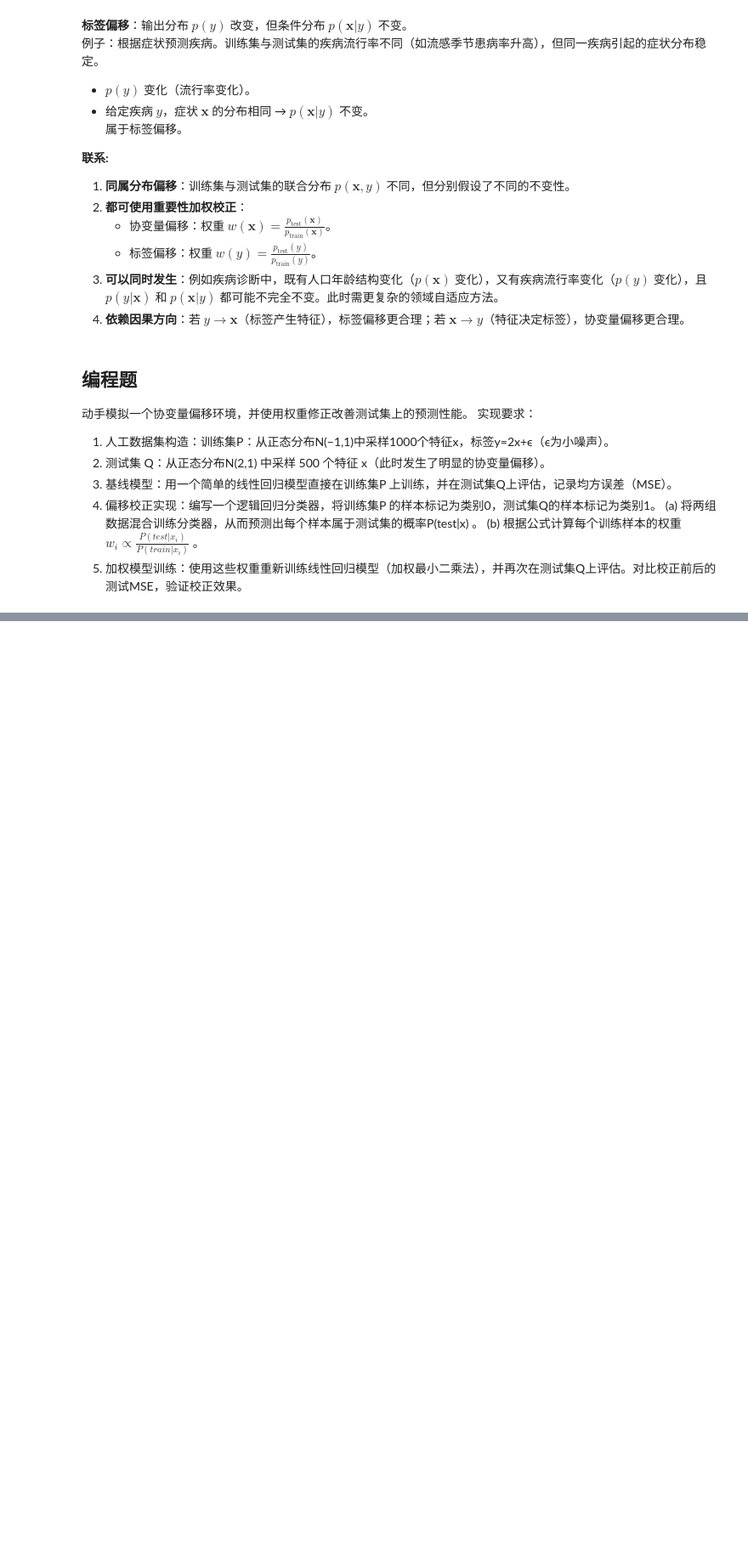
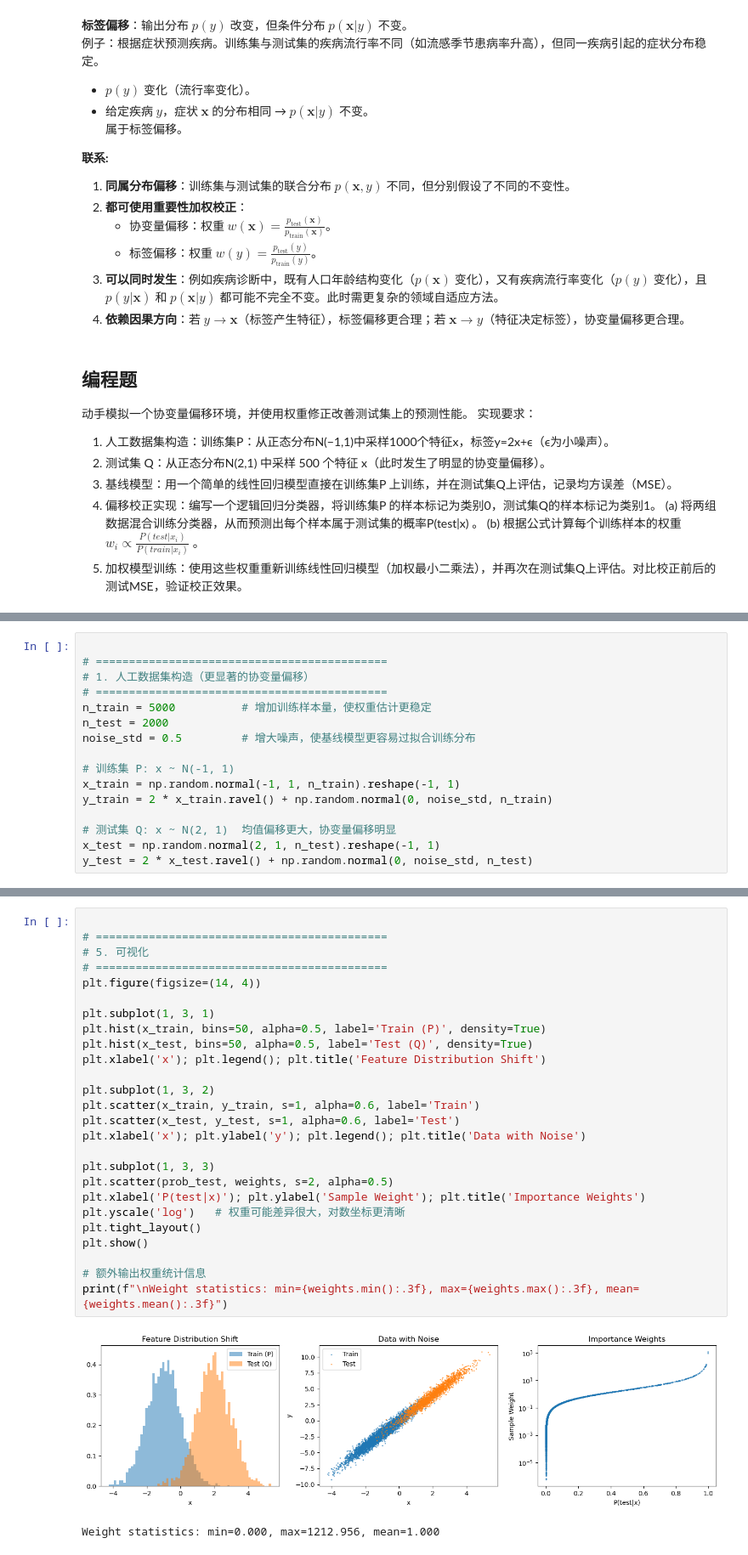
Before and after one commit to MIsshenJY/DL, a Jupyter notebook: 作业/HW02-20234080421-谌洁雅.ipynb, the cells around one changed output, grey strips where cells are left out. Shown at 85% size. Saved outputs shown, nothing was run; the diff lists cells and outputs as text; blank space fills up the shorter version.

```diff
--- a/作业/HW02-20234080421-谌洁雅.ipynb
+++ b/作业/HW02-20234080421-谌洁雅.ipynb
@@ -581,0 +712,16 @@ plt.show()
+# %%
+
+# ============================================
+# 1. 人工数据集构造（更显著的协变量偏移）
+# ============================================
+n_train = 5000          # 增加训练样本量，使权重估计更稳定
+n_test = 2000
+noise_std = 0.5         # 增大噪声，使基线模型更容易过拟合训练分布
+
+# 训练集 P: x ~ N(-1, 1)
+x_train = np.random.normal(-1, 1, n_train).reshape(-1, 1)
+y_train = 2 * x_train.ravel() + np.random.normal(0, noise_std, n_train)
+
+# 测试集 Q: x ~ N(2, 1)  均值偏移更大，协变量偏移明显
+x_test = np.random.normal(2, 1, n_test).reshape(-1, 1)
+y_test = 2 * x_test.ravel() + np.random.normal(0, noise_std, n_test)
@@ -581,0 +776,29 @@ plt.show()
+# %%
+
+# ============================================
+# 5. 可视化
+# ============================================
+plt.figure(figsize=(14, 4))
+
+plt.subplot(1, 3, 1)
+plt.hist(x_train, bins=50, alpha=0.5, label='Train (P)', density=True)
+plt.hist(x_test, bins=50, alpha=0.5, label='Test (Q)', density=True)
+plt.xlabel('x'); plt.legend(); plt.title('Feature Distribution Shift')
+
+plt.subplot(1, 3, 2)
+plt.scatter(x_train, y_train, s=1, alpha=0.6, label='Train')
+plt.scatter(x_test, y_test, s=1, alpha=0.6, label='Test')
+plt.xlabel('x'); plt.ylabel('y'); plt.legend(); plt.title('Data with Noise')
+
+plt.subplot(1, 3, 3)
+plt.scatter(prob_test, weights, s=2, alpha=0.5)
+plt.xlabel('P(test|x)'); plt.ylabel('Sample Weight'); plt.title('Importance Weights')
+plt.yscale('log')   # 权重可能差异很大，对数坐标更清晰
+plt.tight_layout()
+plt.show()
+
+# 额外输出权重统计信息
+print(f"\nWeight statistics: min={weights.min():.3f}, max={weights.max():.3f}, mean={weights.mean():.3f}")
+# %% [output]
+[figure, added]
+Weight statistics: min=0.000, max=1212.956, mean=1.000
```
Also changed, not shown: parts of 33 cells of this notebook, 4 other files.
